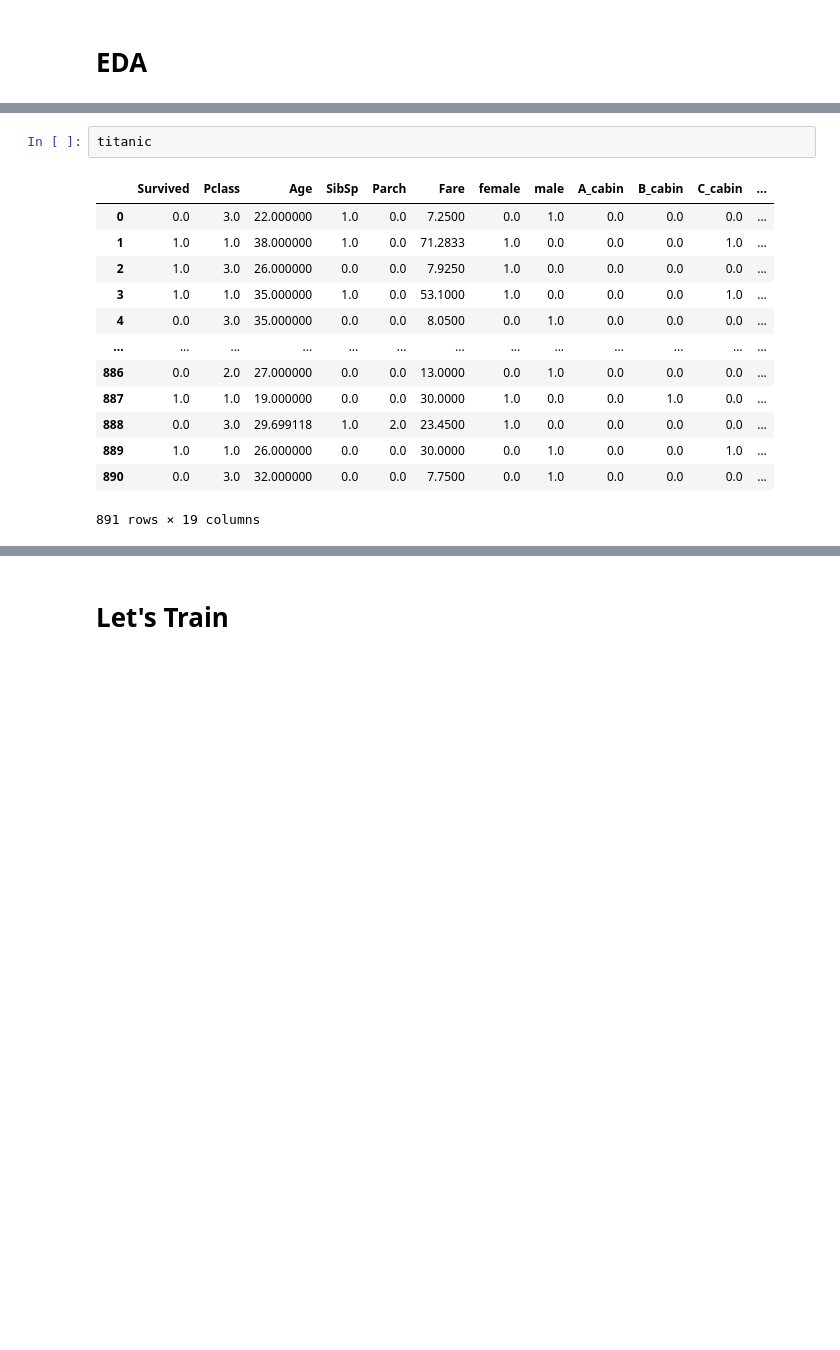
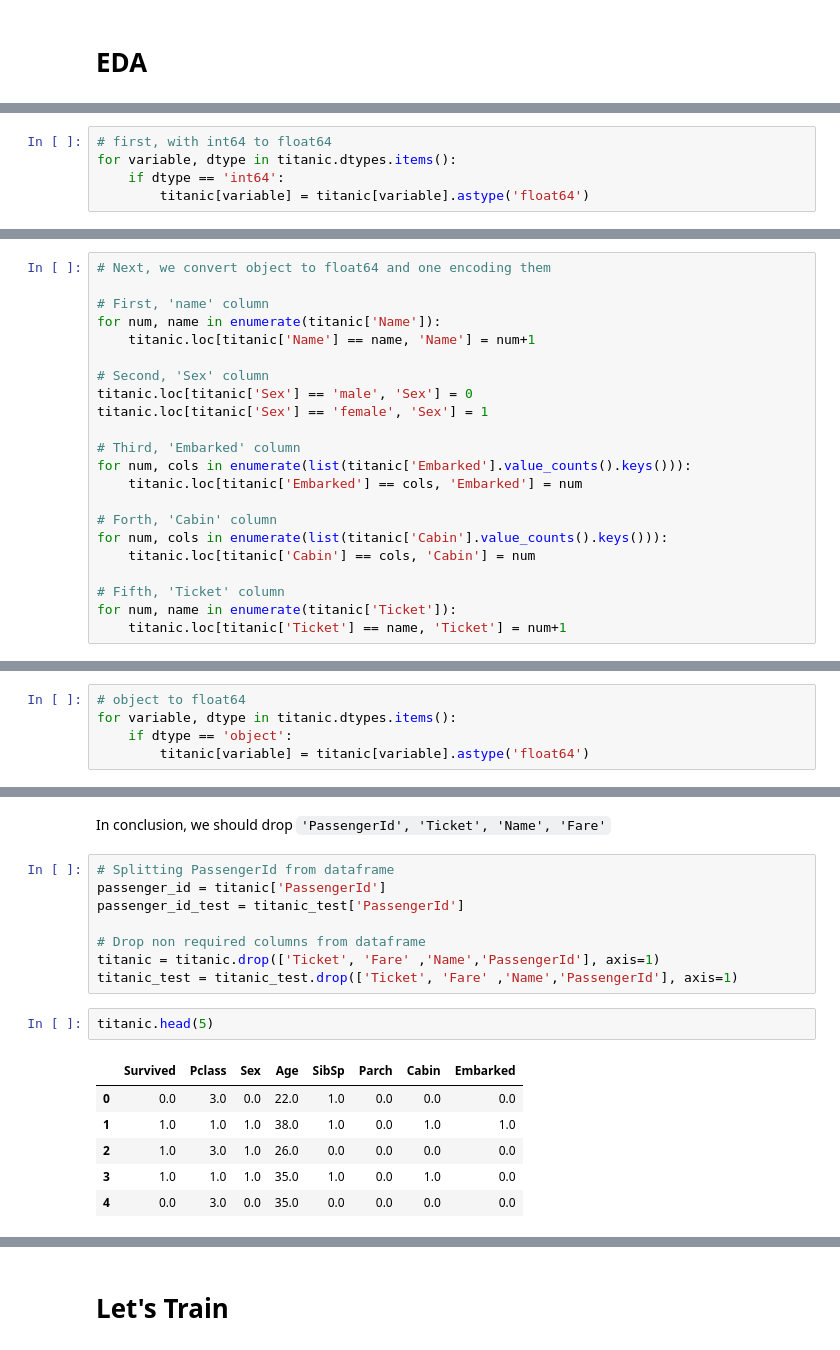
Before and after one commit to emnopal/titanic_classification, a Jupyter notebook: titanic.ipynb, the cells around one changed output, grey strips where cells are left out. Drawn from its saved outputs; the diff is of its cells as text; blank space fills up the shorter version.

```diff
--- a/titanic.ipynb
+++ b/titanic.ipynb
@@ -420,0 +378,5 @@ dtype: object
+# %%
+# first, with int64 to float64
+for variable, dtype in titanic.dtypes.items():
+    if dtype == 'int64':
+        titanic[variable] = titanic[variable].astype('float64')
@@ -420,0 +401,22 @@ dtype: object
+# %%
+# Next, we convert object to float64 and one encoding them
+
+# First, 'name' column
+for num, name in enumerate(titanic['Name']):
+    titanic.loc[titanic['Name'] == name, 'Name'] = num+1
+
+# Second, 'Sex' column
+titanic.loc[titanic['Sex'] == 'male', 'Sex'] = 0
+titanic.loc[titanic['Sex'] == 'female', 'Sex'] = 1
+
+# Third, 'Embarked' column
+for num, cols in enumerate(list(titanic['Embarked'].value_counts().keys())):
+    titanic.loc[titanic['Embarked'] == cols, 'Embarked'] = num
+
+# Forth, 'Cabin' column
+for num, cols in enumerate(list(titanic['Cabin'].value_counts().keys())):
+    titanic.loc[titanic['Cabin'] == cols, 'Cabin'] = num
+
+# Fifth, 'Ticket' column
+for num, name in enumerate(titanic['Ticket']):
+    titanic.loc[titanic['Ticket'] == name, 'Ticket'] = num+1
@@ -420,0 +441,5 @@ dtype: object
+# %%
+# object to float64
+for variable, dtype in titanic.dtypes.items():
+    if dtype == 'object':
+        titanic[variable] = titanic[variable].astype('float64')
@@ -421,16 +578,19 @@ dtype: object
+# %% [markdown]
+In conclusion, we should drop `'PassengerId', 'Ticket', 'Name', 'Fare'`
+# %%
+# Splitting PassengerId from dataframe
+passenger_id = titanic['PassengerId']
+passenger_id_test = titanic_test['PassengerId']
+
+# Drop non required columns from dataframe
+titanic = titanic.drop(['Ticket', 'Fare' ,'Name','PassengerId'], axis=1)
+titanic_test = titanic_test.drop(['Ticket', 'Fare' ,'Name','PassengerId'], axis=1)
 # %%
-titanic
+titanic.head(5)
 # %% [output]
-|  | Survived | Pclass | Age | SibSp | Parch | Fare | female | male | A_cabin | B_cabin | C_cabin | ... |
-| 0 | 0.0 | 3.0 | 22.000000 | 1.0 | 0.0 | 7.2500 | 0.0 | 1.0 | 0.0 | 0.0 | 0.0 | ... |
-| 1 | 1.0 | 1.0 | 38.000000 | 1.0 | 0.0 | 71.2833 | 1.0 | 0.0 | 0.0 | 0.0 | 1.0 | ... |
-| 2 | 1.0 | 3.0 | 26.000000 | 0.0 | 0.0 | 7.9250 | 1.0 | 0.0 | 0.0 | 0.0 | 0.0 | ... |
-| 3 | 1.0 | 1.0 | 35.000000 | 1.0 | 0.0 | 53.1000 | 1.0 | 0.0 | 0.0 | 0.0 | 1.0 | ... |
-| 4 | 0.0 | 3.0 | 35.000000 | 0.0 | 0.0 | 8.0500 | 0.0 | 1.0 | 0.0 | 0.0 | 0.0 | ... |
-| ... | ... | ... | ... | ... | ... | ... | ... | ... | ... | ... | ... | ... |
-| 886 | 0.0 | 2.0 | 27.000000 | 0.0 | 0.0 | 13.0000 | 0.0 | 1.0 | 0.0 | 0.0 | 0.0 | ... |
-| 887 | 1.0 | 1.0 | 19.000000 | 0.0 | 0.0 | 30.0000 | 1.0 | 0.0 | 0.0 | 1.0 | 0.0 | ... |
-| 888 | 0.0 | 3.0 | 29.699118 | 1.0 | 2.0 | 23.4500 | 1.0 | 0.0 | 0.0 | 0.0 | 0.0 | ... |
-| 889 | 1.0 | 1.0 | 26.000000 | 0.0 | 0.0 | 30.0000 | 0.0 | 1.0 | 0.0 | 0.0 | 1.0 | ... |
-| 890 | 0.0 | 3.0 | 32.000000 | 0.0 | 0.0 | 7.7500 | 0.0 | 1.0 | 0.0 | 0.0 | 0.0 | ... |
+|  | Survived | Pclass | Sex | Age | SibSp | Parch | Cabin | Embarked |
+| 0 | 0.0 | 3.0 | 0.0 | 22.0 | 1.0 | 0.0 | 0.0 | 0.0 |
+| 1 | 1.0 | 1.0 | 1.0 | 38.0 | 1.0 | 0.0 | 1.0 | 1.0 |
+| 2 | 1.0 | 3.0 | 1.0 | 26.0 | 0.0 | 0.0 | 0.0 | 0.0 |
+| 3 | 1.0 | 1.0 | 1.0 | 35.0 | 1.0 | 0.0 | 1.0 | 0.0 |
+| 4 | 0.0 | 3.0 | 0.0 | 35.0 | 0.0 | 0.0 | 0.0 | 0.0 |
-891 rows × 19 columns
```
Also changed, not shown: parts of 121 cells of this notebook, 1 other file.
